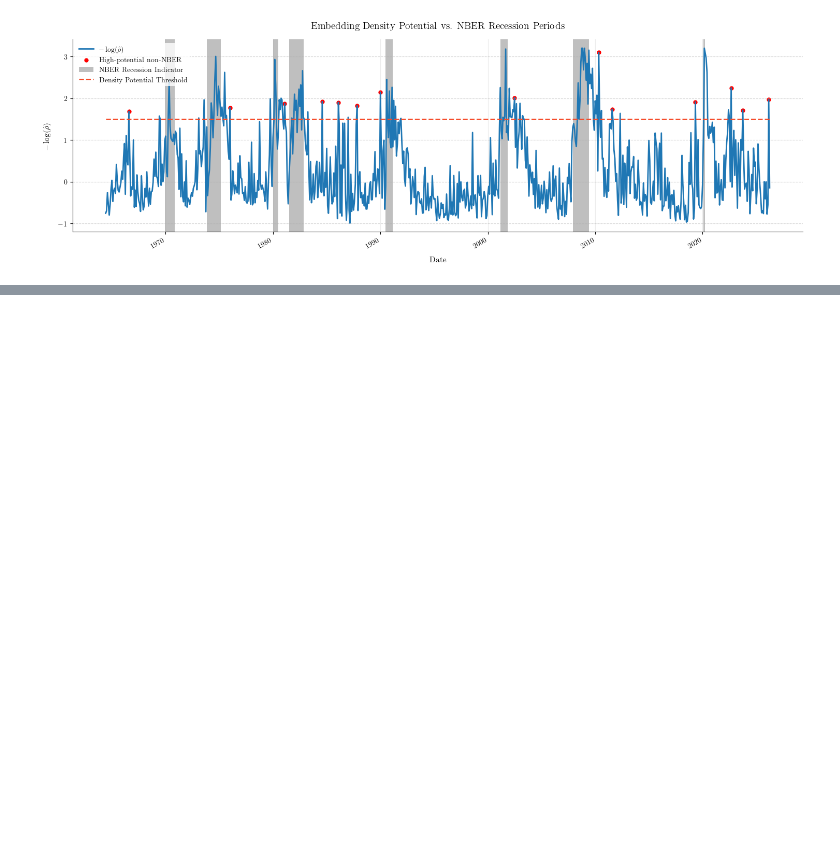
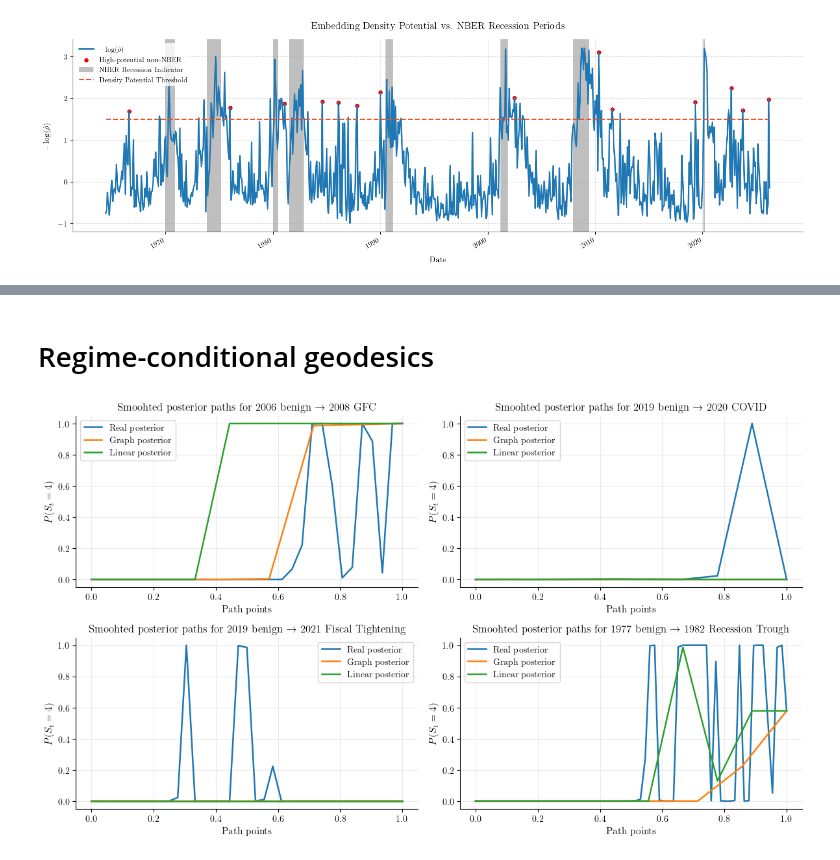
Before and after one commit to adamfowliee/JDKF_Starter, a Jupyter notebook: dissertation_brief/hmm_extension.ipynb, the cells around one changed output, grey strips where cells are left out. Drawn from its saved outputs; the diff is of its cells as text; code cells hidden in the pictures; blank space fills up the shorter version.

```diff
--- a/dissertation_brief/hmm_extension.ipynb
+++ b/dissertation_brief/hmm_extension.ipynb
@@ -43,6 +45,25 @@ def density_and_bandwidth(Psi, multiplier=0.1):
     median_Dsq = np.median(squareform(pdist(Psi)**2)[np.triu_indices(N,1)])
     h = multiplier * median_Dsq
     return h, median_Dsq, graph_degree_density(Psi, h)
+
+def reconstruct_path(pred, start, end):
+    path = [end]; current = end
+    while current != start:
+        current = pred[start, current]
+        if current == -9999: return None
+        path.append(current)
+    return path[::-1]
+
+def density_aware_cost(A_dist_sym, V, beta):
+    rows, cols = A_dist_sym.nonzero()
+    base = np.asarray(A_dist_sym[rows, cols]).ravel()
+    costs = base*np.exp(beta*(V[rows]+V[cols])/2)
+    return csr_matrix((costs, (rows, cols)), shape=A_dist_sym.shape)
+
+def graph_path(A_dist_sym, beta, V, start, end):
+    A = density_aware_cost(A_dist_sym, V, beta)
+    _, pred = shortest_path(A, directed=False, return_predecessors=True)
+    return reconstruct_path(pred, start, end)
 # %%
 K_GRAPH = 15
 BETA = 1.5
@@ -537,3 +567,40 @@ plt.show()
 *   **2022 Monetary Tightening & LDI Crisis:** Read the [Bank for International Settlements (BIS)](https://www.bis.org) quarterly review detailing how global fixed-income volatility peaked during the September 2022 monetary policy convergence.
 *   **2023 Long-Term Yield Rout:** Track the 10-year Treasury yield spikes via the [FRED 10-Year Treasury Constant Maturity Series](https://fred.stlouisfed.org/series/GS10).
 *   **2026 Middle East Energy Crisis:** See the comprehensive macroeconomic impacts of the 2026 energy supply shock outlined in the [Janus Henderson Global Market Review](https://www.janushenderson.com).
+# %% [markdown]
+# Regime-conditional geodesics
+# %%
+fig, axes = plt.subplots(2,2, figsize=(12, 7))
+axes_flat = axes.ravel()
+crisis_state = 4
+for (event, (start_idx, end_idx)), ax in zip(pairs.items(), axes_flat):
+    n_real = end_idx - start_idx + 1
+    idx_path = graph_path(A_dist_sym, beta=BETA, V=V, start=start_idx, end=end_idx)
+    coords = Psi[idx_path]; n_graph = len(idx_path)
+
+    lin = np.linspace(Psi[start_idx], Psi[end_idx], num=10)
+    lin_idx = [np.argmin(np.linalg.norm(Psi - p, axis=1)) for p in lin]
+    n_lin = len(lin_idx)
+
+    model = models[chosen_K]
+    posterior_all = model.predict_proba(Psi)
+
+    crisis_probability = posterior_all[:, crisis_state]
+
+    real_posterior_state = crisis_probability[start_idx:end_idx + 1]
+    graph_posterior_state = crisis_probability[idx_path]
+    lin_posterior_state = crisis_probability[lin_idx]
+
+    ax.plot(np.linspace(0,1,n_real), real_posterior_state, label="Real posterior")
+    ax.plot(np.linspace(0,1,n_graph), graph_posterior_state, label="Graph posterior")
+    ax.plot(np.linspace(0,1,n_lin), lin_posterior_state, label="Linear posterior")
+    ax.set_ylabel(r"$P(S_t = 4)$")
+    ax.set_xlabel("Path points")
+    ax.legend()
+    event_label = event.replace("->", r"$\rightarrow$")
+    ax.set_title(rf'Smoohted posterior paths for {event_label}')
+
+plt.tight_layout()
+plt.show()
+# %% [output]
+[figure, added]
```
Also changed, not shown: parts of 9 cells of this notebook, 1 other file.
